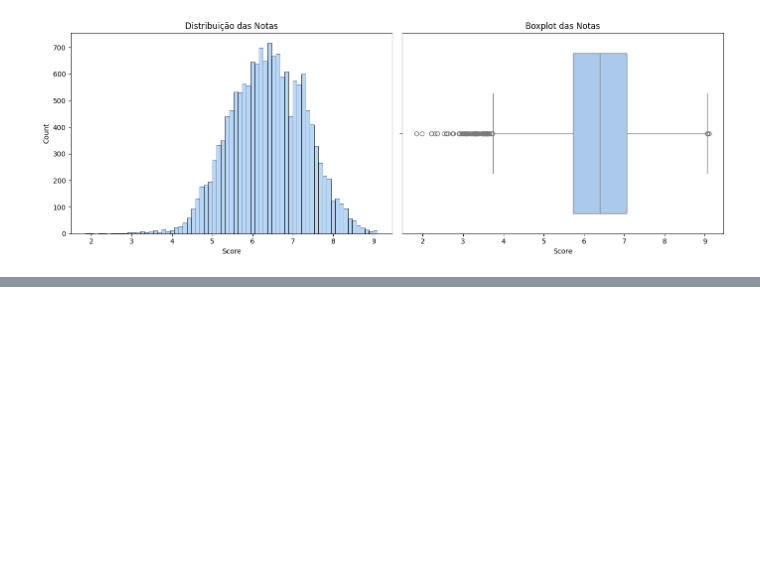
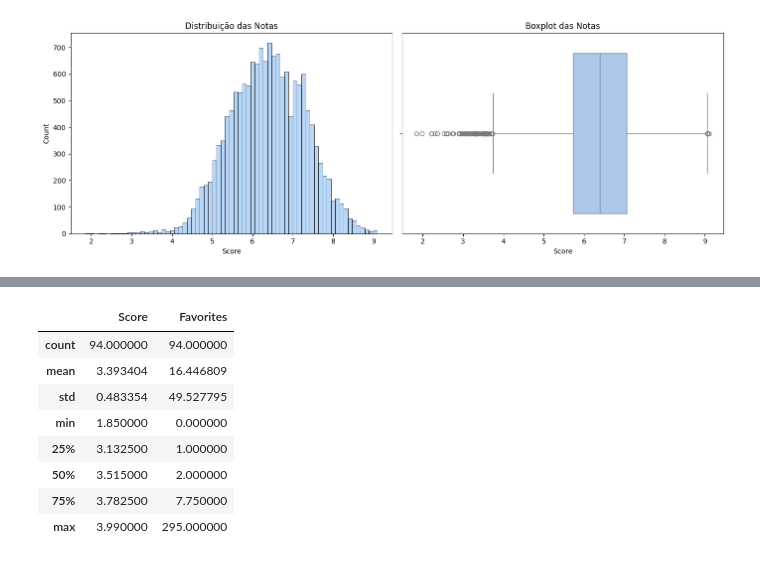
Before and after one commit to guievbs/anime-insights, a Jupyter notebook: notebooks/analise.ipynb, the cells around one changed output, grey strips where cells are left out. Cells and saved outputs as stored; diff of their text form; code cells hidden in the pictures; blank space fills up the shorter version.

```diff
--- a/notebooks/analise.ipynb
+++ b/notebooks/analise.ipynb
@@ -326,0 +346,12 @@ plt.show()
+# %%
+df[df['Score'] < 4][['Score', 'Favorites']].describe()
+# %% [output]
+|  | Score | Favorites |
+| count | 94.000000 | 94.000000 |
+| mean | 3.393404 | 16.446809 |
+| std | 0.483354 | 49.527795 |
+| min | 1.850000 | 0.000000 |
+| 25% | 3.132500 | 1.000000 |
+| 50% | 3.515000 | 2.000000 |
+| 75% | 3.782500 | 7.750000 |
+| max | 3.990000 | 295.000000 |
```
Also changed, not shown: parts of 2 cells of this notebook.
